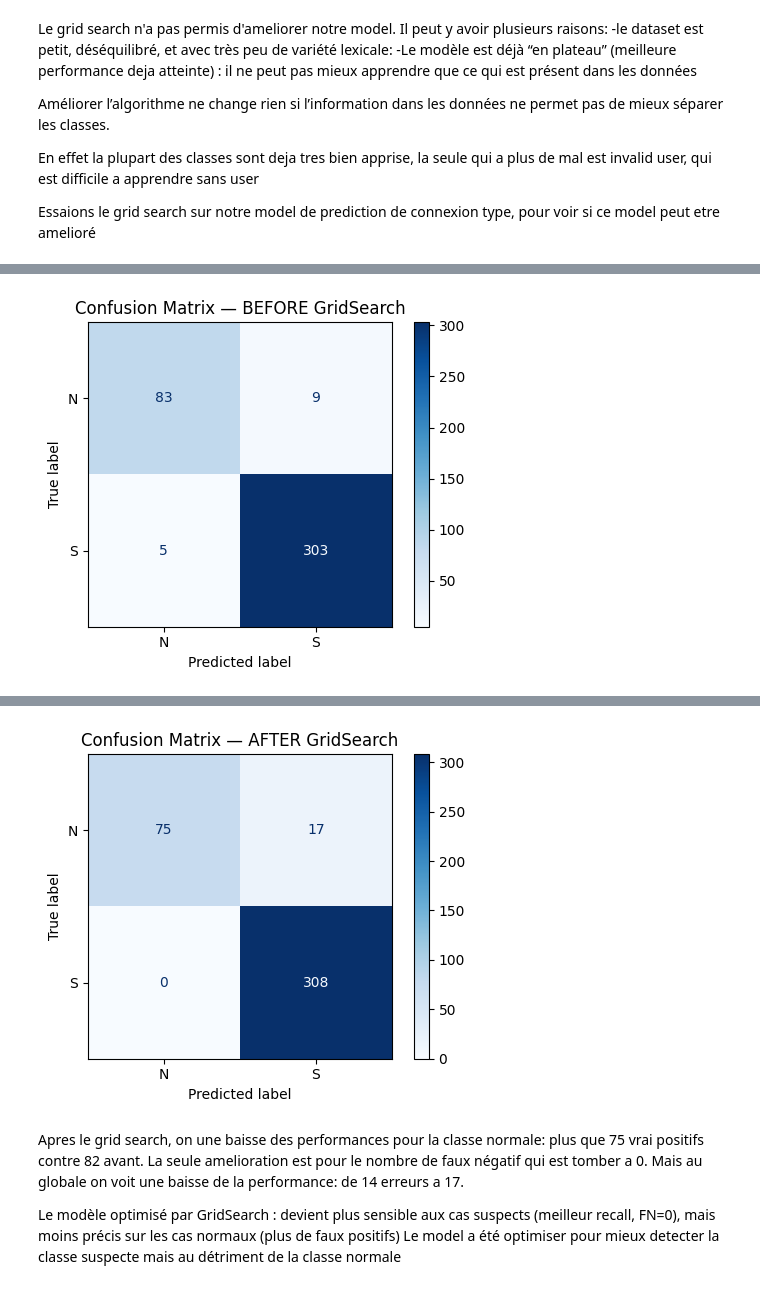
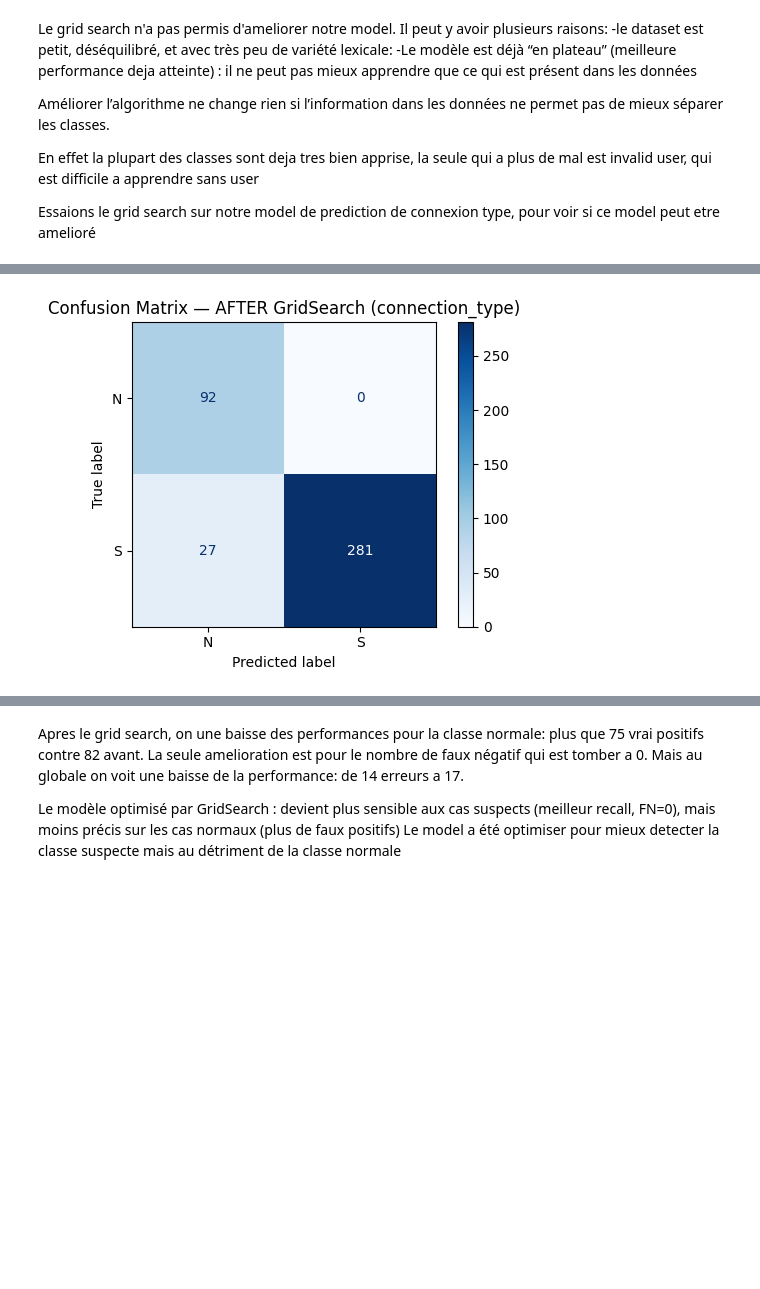
Before and after one commit to ChloeDaunas/Projet-Machine-Learning, a Jupyter notebook: Project_ML.ipynb, the cells around one changed output, grey strips where cells are left out. Cells and saved outputs as stored; diff of their text form; code cells hidden in the pictures; blank space fills up the shorter version.

```diff
--- a/Project_ML.ipynb
+++ b/Project_ML.ipynb
@@ -678,15 +658,16 @@ En effet la plupart des classes sont deja tres bien apprise, la seule qui a plus
 
 
 Essaions le grid search sur notre model de prediction de connexion type, pour voir si ce model peut etre amelioré
+# %%
 # %%
 from sklearn.compose import ColumnTransformer
-from sklearn.preprocessing import OneHotEncoder
 from sklearn.pipeline import Pipeline
 from sklearn.linear_model import LogisticRegression
 from sklearn.metrics import classification_report, ConfusionMatrixDisplay
 from sklearn.model_selection import train_test_split, GridSearchCV
+from sklearn.preprocessing import StandardScaler
+from sklearn.impute import SimpleImputer
 import matplotlib.pyplot as plt
-
 
 y_bin = df["connection_type"]
 X_bin = df.drop(columns=["connection_type", "Content", "ip", "user"])
@@ -694,53 +675,38 @@ X_bin = df.drop(columns=["connection_type", "Content", "ip", "user"])
 num_cols  = ["port", "Hour", "conn_per_hour"]
 bool_cols = ["preauth"]
 
-# Préprocessing
-prepro = ColumnTransformer([
-    ("num",  "passthrough", num_cols),
-    ("bool", "passthrough", bool_cols),
+# pipeline numérique : imputer puis scaler
+num_transformer = Pipeline(steps=[
+    ("imputer", SimpleImputer(strategy="median")),
+    ("scaler", StandardScaler()),
 ])
 
-# Pipeline initial
-pipe = Pipeline([
-    ("prep", prepro),
-    ("LR", LogisticRegression(max_iter=300))
+preprocess_bin = ColumnTransformer(
+    transformers=[
+        ("num", num_transformer, num_cols),
+        ("bool", "passthrough", bool_cols),
+    ]
+)
+
+log_reg = Pipeline(steps=[
+    ("preprocess", preprocess_bin),
+    ("clf", LogisticRegression(max_iter=500))
 ])
 
-# Train/test split
 X_train, X_test, y_train, y_test = train_test_split(
-    X_bin, y_bin, test_size=0.20, random_state=42, stratify=y_bin
+    X_bin, y_bin, test_size=0.2, random_state=42, stratify=y_bin
 )
 
-
-# 1) — PERFORMANCE AVANT GRID SEARCH
-
-
-pipe.fit(X_train, y_train)
-y_pred_before = pipe.predict(X_test)
-
-print("\n=== BEFORE GRID SEARCH ===")
-print(classification_report(y_test, y_pred_before, digits=3))
-
-fig, ax = plt.subplots(figsize=(5,4))
-ConfusionMatrixDisplay.from_predictions(y_test, y_pred_before, ax=ax, cmap="Blues")
-ax.set_title("Confusion Matrix — BEFORE GridSearch")
-plt.tight_layout()
-plt.show()
-
-
-
-# 2) — GRID SEARCH CV
-
-
 param_grid = {
-    "LR__C": [0.01, 0.1, 1, 10, 100],      # Régularisation
-    "LR__penalty": ["l2"],                # (liblinear permet aussi l1 si tu veux tester)
-    "LR__solver": ["lbfgs", "liblinear"]  # Meilleurs solveurs pour petit dataset
+    "clf__penalty": ["l2"],
+    "clf__C": [0.01, 0.1, 1, 10],
+    "clf__class_weight": [None, "balanced"],
+    "clf__solver": ["lbfgs"]
 }
 
 grid = GridSearchCV(
-    pipe,
-    param_grid,
+    log_reg,
+    param_grid=param_grid,
     cv=5,
     scoring="f1_macro",
     n_jobs=-1
@@ -748,21 +714,17 @@ grid = GridSearchCV(
 
 grid.fit(X_train, y_train)
 
-print("\nBest Params:", grid.best_params_)
-
-
-
-# 3) — PERFORMANCE APRÈS GRID SEARCH
-
+print("Meilleurs hyperparamètres :", grid.best_params_)
+print("Meilleur score (cv f1_macro) :", grid.best_score_)
 
 y_pred_after = grid.predict(X_test)
 
-print("\n=== AFTER GRID SEARCH ===")
+print("\n=== AFTER GRID SEARCH — connection_type ===")
 print(classification_report(y_test, y_pred_after, digits=3))
 
 fig, ax = plt.subplots(figsize=(5,4))
 ConfusionMatrixDisplay.from_predictions(y_test, y_pred_after, ax=ax, cmap="Blues")
-ax.set_title("Confusion Matrix — AFTER GridSearch")
+ax.set_title("Confusion Matrix — AFTER GridSearch (connection_type)")
 plt.tight_layout()
 plt.show()
 # %% [output]
@@ -778 +743 @@ weighted avg      0.965     0.965     0.965       400
-[figure, old version]
+[figure, new version]
@@ -790,4 +744,3 @@ weighted avg      0.960     0.958     0.956       400
-[figure, removed]
 # %% [markdown]
 Apres le grid search, on une baisse des performances pour la classe normale: plus que 75 vrai positifs contre 82 avant. La seule amelioration est pour le nombre de faux négatif qui est tomber a 0. Mais au globale on voit une baisse de la performance: de 14 erreurs a 17.
 
```
Also changed, not shown: parts of 17 cells of this notebook.
